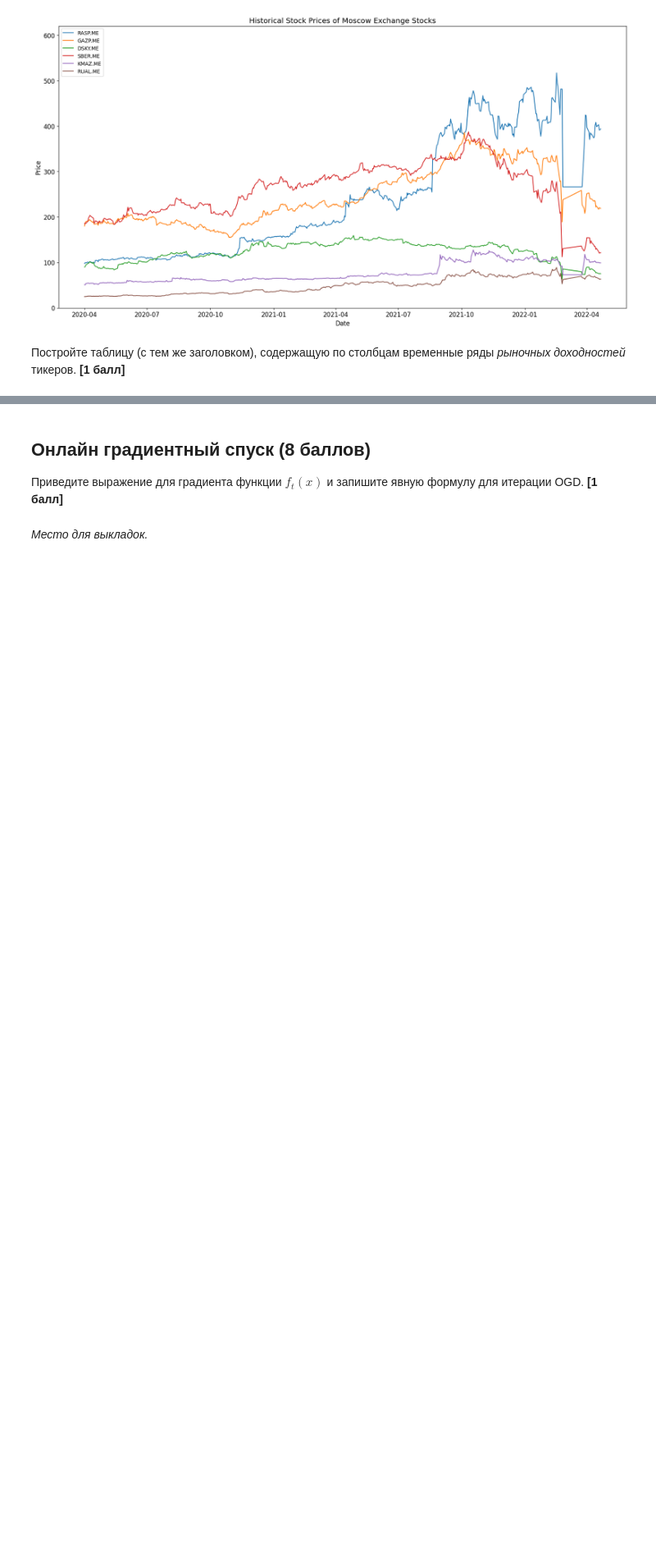
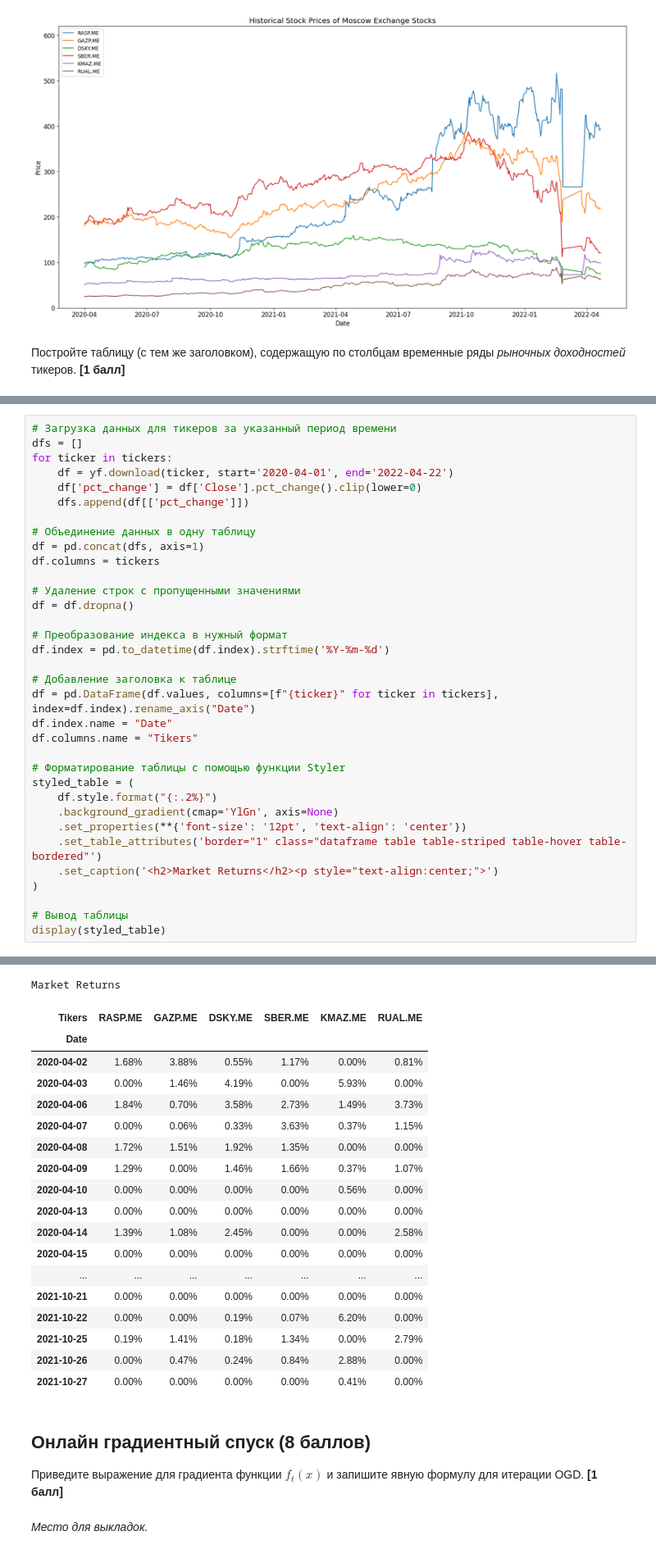
Before and after one commit to Ayttekao/DecisionTheory, a Jupyter notebook: course_work/hw2.ipynb, the cells around one changed output, grey strips where cells are left out. Shown: that part at 82% size. Drawn from its saved outputs; the diff is of its cells as text; blank space fills up the shorter version.

Commit message:
Update hw2.ipynb
Постройте таблицу (с тем же заголовком), содержащую по столбцам временные ряды рыночных доходностей тикеров

```diff
--- a/course_work/hw2.ipynb
+++ b/course_work/hw2.ipynb
@@ -122,0 +144,35 @@ plt.show()
+# %%
+# Загрузка данных для тикеров за указанный период времени
+dfs = []
+for ticker in tickers:
+    df = yf.download(ticker, start='2020-04-01', end='2022-04-22')
+    df['pct_change'] = df['Close'].pct_change().clip(lower=0)
+    dfs.append(df[['pct_change']])
+
+# Объединение данных в одну таблицу
+df = pd.concat(dfs, axis=1)
+df.columns = tickers
+
+# Удаление строк с пропущенными значениями
+df = df.dropna()
+
+# Преобразование индекса в нужный формат
+df.index = pd.to_datetime(df.index).strftime('%Y-%m-%d')
+
+# Добавление заголовка к таблице
+df = pd.DataFrame(df.values, columns=[f"{ticker}" for ticker in tickers], index=df.index).rename_axis("Date")
+df.index.name = "Date"
+df.columns.name = "Tikers"
+
+# Форматирование таблицы с помощью функции Styler
+styled_table = (
+    df.style.format("{:.2%}")
+    .background_gradient(cmap='YlGn', axis=None)
+    .set_properties(**{'font-size': '12pt', 'text-align': 'center'})
+    .set_table_attributes('border="1" class="dataframe table table-striped table-hover table-bordered"')
+    .set_caption('<h2>Market Returns</h2><p style="text-align:center;">')
+)
+
+# Вывод таблицы
+display(styled_table)
+# %% [output]
@@ -123,3 +185,22 @@ plt.show()
+Market Returns
+| Tikers | RASP.ME | GAZP.ME | DSKY.ME | SBER.ME | KMAZ.ME | RUAL.ME |
+| Date |  |  |  |  |  |  |
+| 2020-04-02 | 1.68% | 3.88% | 0.55% | 1.17% | 0.00% | 0.81% |
+| 2020-04-03 | 0.00% | 1.46% | 4.19% | 0.00% | 5.93% | 0.00% |
+| 2020-04-06 | 1.84% | 0.70% | 3.58% | 2.73% | 1.49% | 3.73% |
+| 2020-04-07 | 0.00% | 0.06% | 0.33% | 3.63% | 0.37% | 1.15% |
+| 2020-04-08 | 1.72% | 1.51% | 1.92% | 1.35% | 0.00% | 0.00% |
+| 2020-04-09 | 1.29% | 0.00% | 1.46% | 1.66% | 0.37% | 1.07% |
+| 2020-04-10 | 0.00% | 0.00% | 0.00% | 0.00% | 0.56% | 0.00% |
+| 2020-04-13 | 0.00% | 0.00% | 0.00% | 0.00% | 0.00% | 0.00% |
+| 2020-04-14 | 1.39% | 1.08% | 2.45% | 0.00% | 0.00% | 2.58% |
+| 2020-04-15 | 0.00% | 0.00% | 0.00% | 0.00% | 0.00% | 0.00% |
+| ... | ... | ... | ... | ... | ... | ... |
+| 2021-10-21 | 0.00% | 0.00% | 0.00% | 0.00% | 0.00% | 0.00% |
+| 2021-10-22 | 0.00% | 0.00% | 0.19% | 0.07% | 6.20% | 0.00% |
+| 2021-10-25 | 0.19% | 1.41% | 0.18% | 1.34% | 0.00% | 2.79% |
+| 2021-10-26 | 0.00% | 0.47% | 0.24% | 0.84% | 2.88% | 0.00% |
+| 2021-10-27 | 0.00% | 0.00% | 0.00% | 0.00% | 0.41% | 0.00% |
 # %% [markdown]
 ## Онлайн градиентный спуск (8 баллов)
 
```
Also changed, not shown: parts of 4 cells of this notebook.
